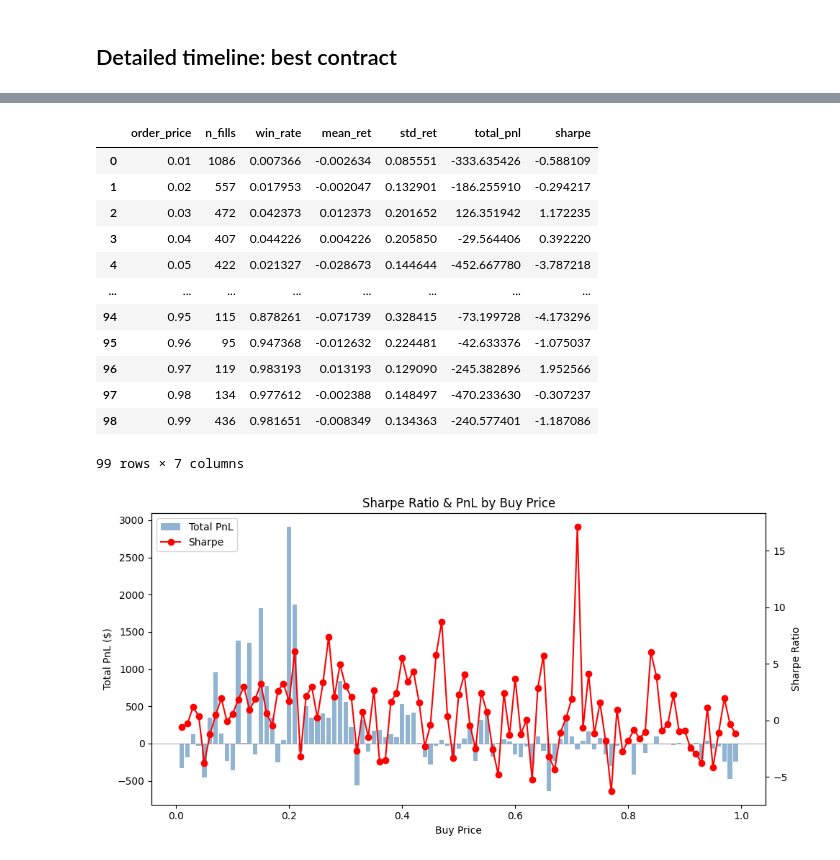
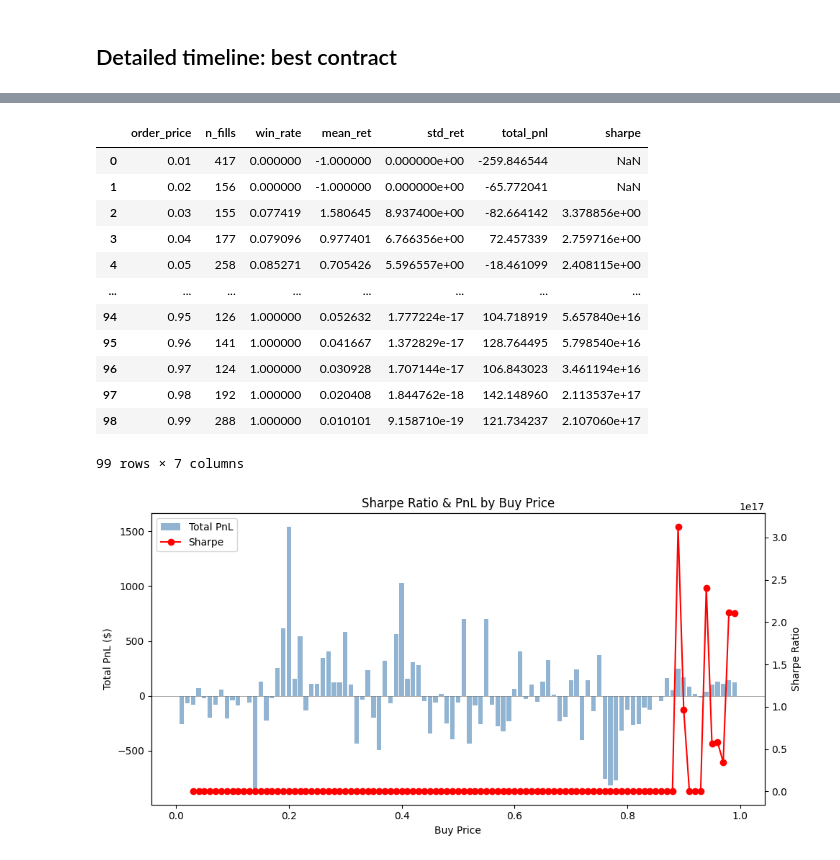
Before and after one commit to vobornij/polymarket, a Jupyter notebook: notebooks/flow/stage3_polybot_backtest_visualization.ipynb, the cells around one changed output, grey strips where cells are left out. Saved outputs shown, nothing was run; the diff lists cells and outputs as text; code cells hidden in the pictures.

```diff
--- a/notebooks/flow/stage3_polybot_backtest_visualization.ipynb
+++ b/notebooks/flow/stage3_polybot_backtest_visualization.ipynb
@@ -149,7 +149,7 @@ summaries.groupby(pd.to_datetime(summaries['endDateIso']).dt.date).agg(
 selected_wallets_all = pd.read_parquet(SELECTED_WALLETS_PATH, columns=['wallet', 'wallet_group'])
 if 'wallet_group' in selected_wallets_all.columns:
     watched_wallets = set(
-        selected_wallets_all.loc[selected_wallets_all['wallet_group'] == 'predicting', 'wallet']
+        selected_wallets_all.loc[selected_wallets_all['wallet_group'] == 'copyable', 'wallet']
         .astype(str)
         .str.lower()
     )
@@ -1101,7 +1212,7 @@ import matplotlib.pyplot as plt
 # Per-fill return: PnL per unit filled
 
 buy_df = wallet_all[wallet_all['order_side'] == 'BUY'].copy()
-buy_df['ret'] = buy_df['implied_pnl'] / buy_df['fill_quantity']
+buy_df['ret'] = buy_df['implied_pnl'] / (buy_df['fill_quantity'] * buy_df['order_price'])
 
 # Sharpe per buy price
 results = []
@@ -1115,41 +1226,41 @@ for price, grp in buy_df.groupby('order_price'):
     sharpe = mean_ret / std_ret * np.sqrt(365) if std_ret > 0 else np.nan
     results.append({
         'order_price': price, 'n_fills': n, 'win_rate': win_rate,
         'mean_ret': mean_ret, 'std_ret': std_ret, 'total_pnl': total_pnl, 'sharpe': sharpe,
     })
 result = pd.DataFrame(results).sort_values('order_price')
 display(result)
 
 fig, ax1 = plt.subplots(figsize=(10, 5))
 
 ax1.bar(result['order_price'], result['total_pnl'], width=0.008, alpha=0.6, color='steelblue', label='Total PnL')
 ax1.set_xlabel('Buy Price')
 ax1.set_ylabel('Total PnL ($)')
 ax1.axhline(0, color='grey', linewidth=0.5)
 
 ax2 = ax1.twinx()
 ax2.plot(result['order_price'], result['sharpe'], 'ro-', markersize=6, label='Sharpe')
 ax2.set_ylabel('Sharpe Ratio')
 
 lines1, labels1 = ax1.get_legend_handles_labels()
 lines2, labels2 = ax2.get_legend_handles_labels()
 
 ax1.legend(lines1 + lines2, labels1 + labels2, loc='upper left')
 plt.title('Sharpe Ratio & PnL by Buy Price')
 plt.tight_layout()
 plt.show()
 # %% [output]
 |  | order_price | n_fills | win_rate | mean_ret | std_ret | total_pnl | sharpe |
-| 0 | 0.01 | 1086 | 0.007366 | -0.002634 | 0.085551 | -333.635426 | -0.588109 |
-| 1 | 0.02 | 557 | 0.017953 | -0.002047 | 0.132901 | -186.255910 | -0.294217 |
-| 2 | 0.03 | 472 | 0.042373 | 0.012373 | 0.201652 | 126.351942 | 1.172235 |
-| 3 | 0.04 | 407 | 0.044226 | 0.004226 | 0.205850 | -29.564406 | 0.392220 |
-| 4 | 0.05 | 422 | 0.021327 | -0.028673 | 0.144644 | -452.667780 | -3.787218 |
+| 0 | 0.01 | 417 | 0.000000 | -1.000000 | 0.000000e+00 | -259.846544 | NaN |
+| 1 | 0.02 | 156 | 0.000000 | -1.000000 | 0.000000e+00 | -65.772041 | NaN |
+| 2 | 0.03 | 155 | 0.077419 | 1.580645 | 8.937400e+00 | -82.664142 | 3.378856e+00 |
+| 3 | 0.04 | 177 | 0.079096 | 0.977401 | 6.766356e+00 | 72.457339 | 2.759716e+00 |
+| 4 | 0.05 | 258 | 0.085271 | 0.705426 | 5.596557e+00 | -18.461099 | 2.408115e+00 |
 | ... | ... | ... | ... | ... | ... | ... | ... |
-| 94 | 0.95 | 115 | 0.878261 | -0.071739 | 0.328415 | -73.199728 | -4.173296 |
-| 95 | 0.96 | 95 | 0.947368 | -0.012632 | 0.224481 | -42.633376 | -1.075037 |
-| 96 | 0.97 | 119 | 0.983193 | 0.013193 | 0.129090 | -245.382896 | 1.952566 |
-| 97 | 0.98 | 134 | 0.977612 | -0.002388 | 0.148497 | -470.233630 | -0.307237 |
-| 98 | 0.99 | 436 | 0.981651 | -0.008349 | 0.134363 | -240.577401 | -1.187086 |
+| 94 | 0.95 | 126 | 1.000000 | 0.052632 | 1.777224e-17 | 104.718919 | 5.657840e+16 |
+| 95 | 0.96 | 141 | 1.000000 | 0.041667 | 1.372829e-17 | 128.764495 | 5.798540e+16 |
+| 96 | 0.97 | 124 | 1.000000 | 0.030928 | 1.707144e-17 | 106.843023 | 3.461194e+16 |
+| 97 | 0.98 | 192 | 1.000000 | 0.020408 | 1.844762e-18 | 142.148960 | 2.113537e+17 |
+| 98 | 0.99 | 288 | 1.000000 | 0.010101 | 9.158710e-19 | 121.734237 | 2.107060e+17 |
 99 rows × 7 columns
-[figure, old version]
+[figure, new version]
```
Also changed, not shown: parts of 23 cells of this notebook, 4 other files.
